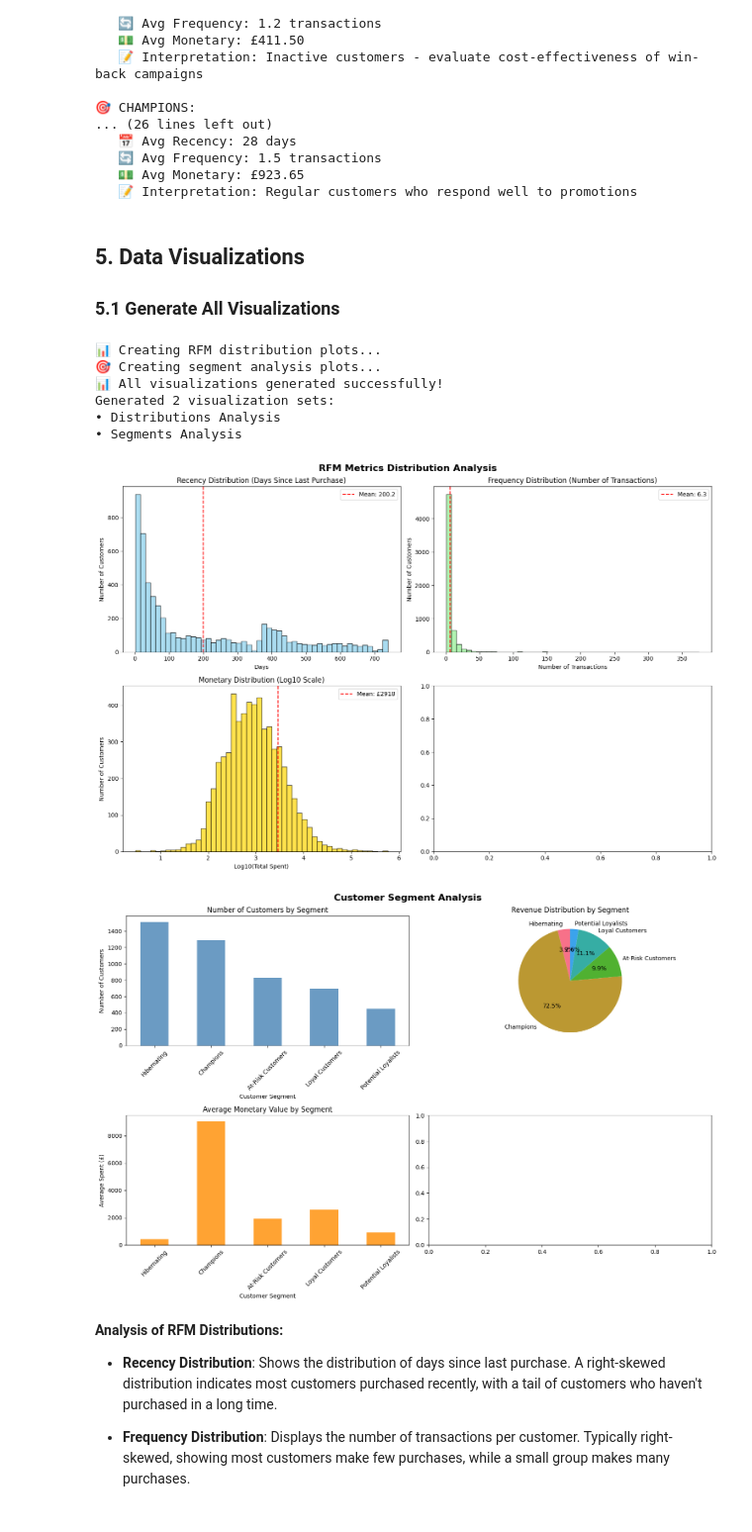
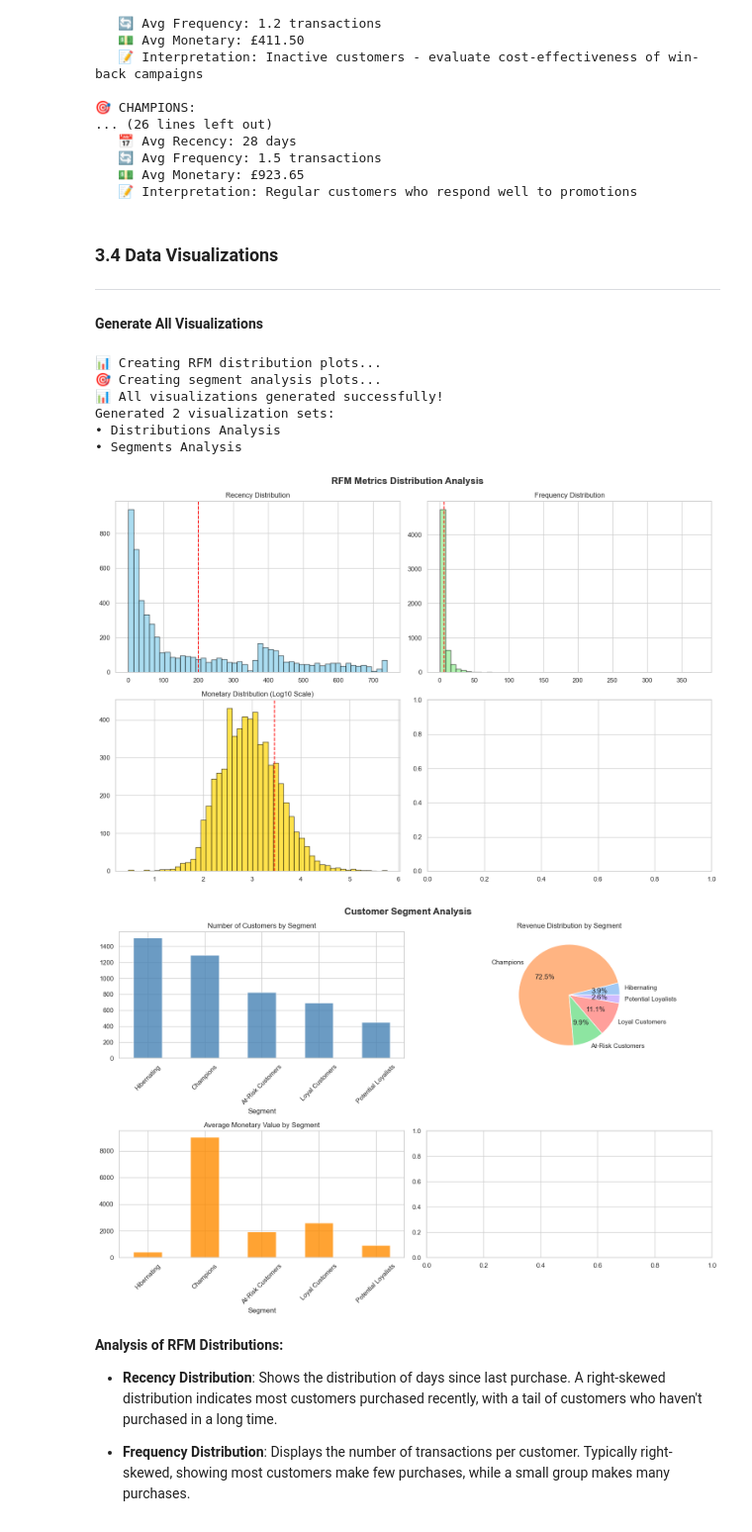
Before and after one commit to DilsaraThiranjaya/Strategic-Growth-Analysis-Team-Code-Serpents, a Jupyter notebook: notebooks/retail_analysis.ipynb, the cells around one changed output. Shown at 99% size. Saved outputs shown, nothing was run; the diff lists cells and outputs as text; code cells hidden in the pictures.

```diff
--- a/notebooks/retail_analysis.ipynb
+++ b/notebooks/retail_analysis.ipynb
@@ -0,0 +23,31 @@
+# %%
+# Import required libraries
+import sys
+import os
+
+# Add the src directory to Python path
+sys.path.append('../src')
+
+# Import our custom RFM analyzer
+from utility_functions import load_and_validate_data
+from data_cleaning import clean_dataset
+from rfm_segmentation import run_complete_analysis, generate_visualizations, export_results
+
+# Standard libraries
+import pandas as pd
+import numpy as np
+import matplotlib.pyplot as plt
+import seaborn as sns
+from datetime import datetime
+import warnings
+
+# Suppress warnings for cleaner output
+warnings.filterwarnings('ignore')
+# Set Seaborn styling
+sns.set(style='whitegrid', palette='pastel')
+# Set display options
+pd.set_option('display.max_columns', None) # Display all columns of the DataFrame without truncation
+pd.set_option('display.max_rows', 100) # Display a maximum of 100 rows in the DataFrame
+
+print("📦 All libraries imported successfully!")
+print(f"📅 Analysis Date: {datetime.now().strftime('%Y-%m-%d %H:%M:%S')}")
@@ -141,6 +408,9 @@ Ready to perform comprehensive customer segmentation analysis.
 # %%
+# Load and validate the cleaned dataset
+df = load_and_validate_data("../data/online_retail_clean.csv")
+
 # Execute the complete RFM analysis workflow
-results = rfm_analyzer.run_complete_analysis()
+results = run_complete_analysis(df)
 
 # Extract results for easy access
 rfm_data = results['rfm_data']
@@ -367,26 +635,26 @@ for segment in segment_summary.index:
    💵 Avg Monetary: £923.65
    📝 Interpretation: Regular customers who respond well to promotions
 # %% [markdown]
-## 5. Data Visualizations
-
-### 5.1 Generate All Visualizations
+### 3.4 Data Visualizations
+---
+#### Generate All Visualizations
 # %%
 # Generate comprehensive visualizations
-figures = rfm_analyzer.generate_visualizations()
+figures = generate_visualizations(rfm_final, segment_summary)
 
 print("📊 All visualizations generated successfully!")
 print(f"Generated {len(figures)} visualization sets:")
 for fig_name in figures.keys():
     print(f"• {fig_name.title()} Analysis")
 # %% [output]
 📊 Creating RFM distribution plots...
 🎯 Creating segment analysis plots...
 📊 All visualizations generated successfully!
 Generated 2 visualization sets:
 • Distributions Analysis
 • Segments Analysis
-[figure, old version]
+[figure, new version]
-[figure, old version]
+[figure, new version]
 # %% [markdown]
 **Analysis of RFM Distributions:**
 
```
Also changed, not shown: parts of 33 cells of this notebook, 22 other files.
